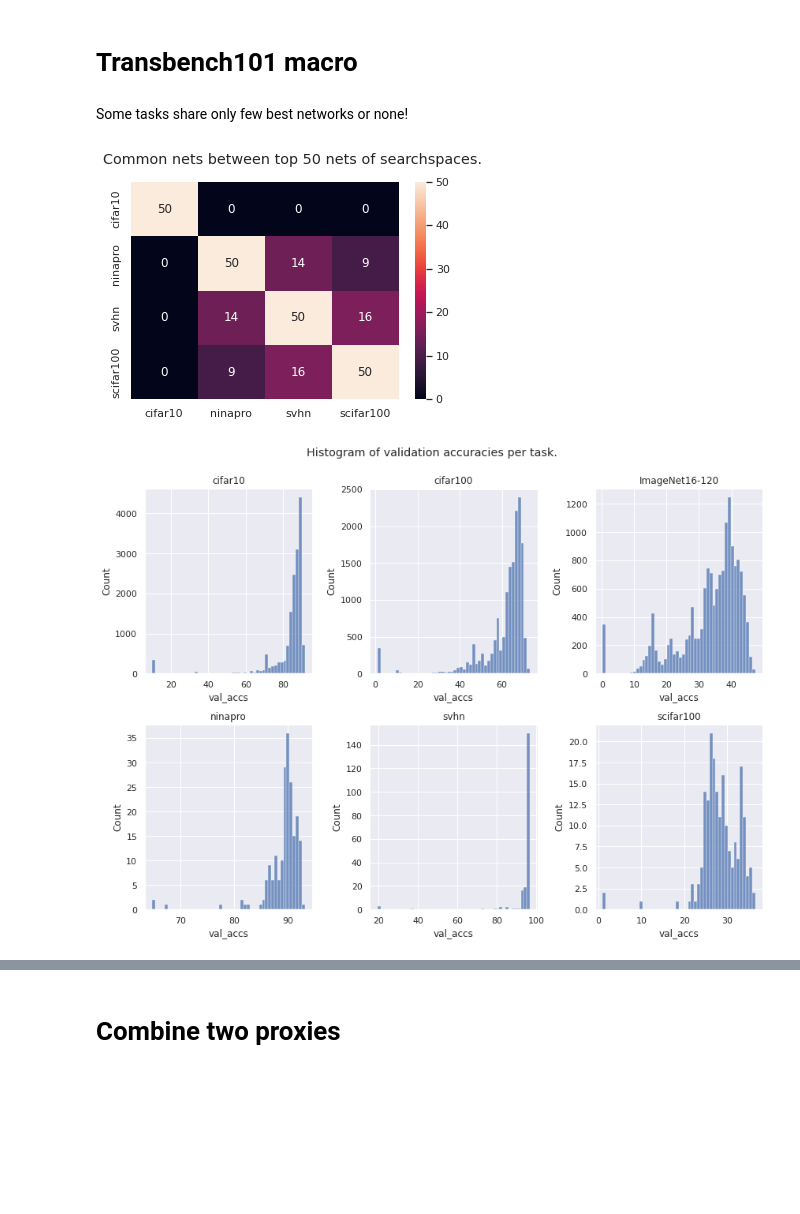
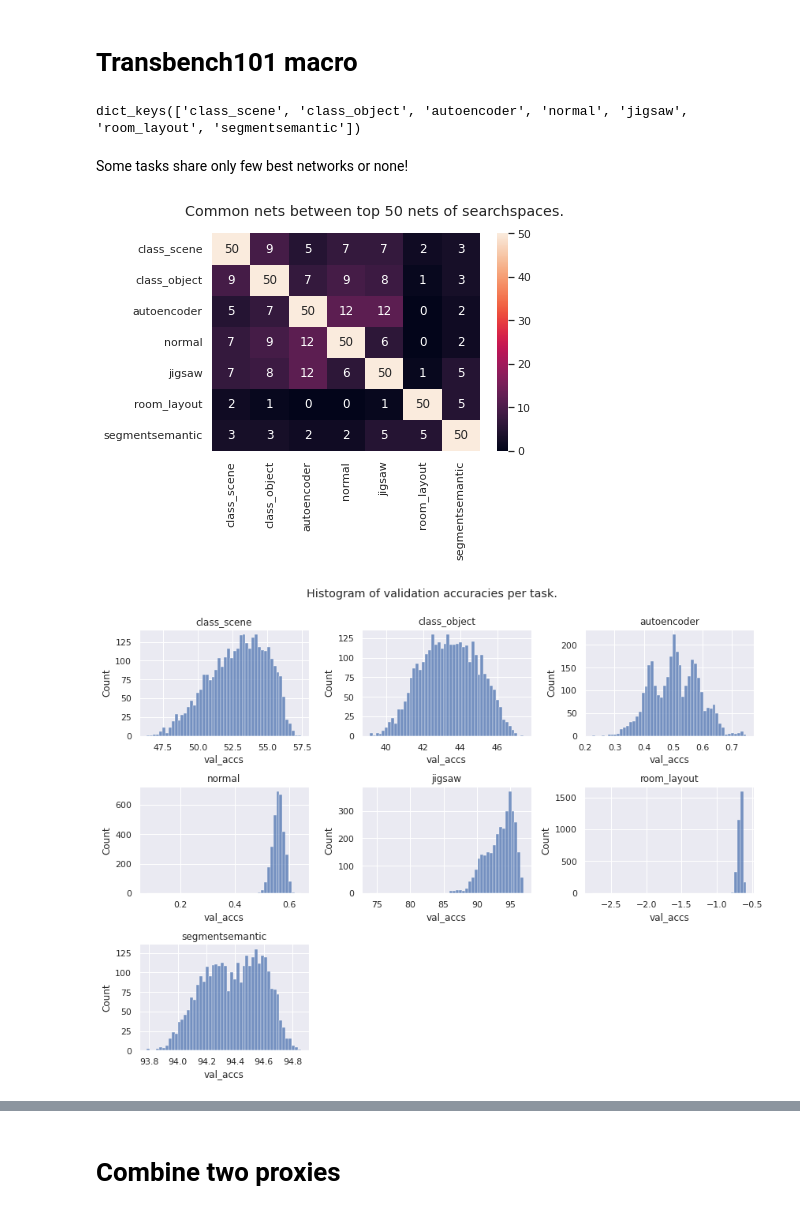
Before and after one commit to gabikadlecova/zc_combine, a Jupyter notebook: analyze_zc_results.ipynb, the cells around one changed output, grey strips where cells are left out. Cells and saved outputs as stored; diff of their text form; code cells hidden in the pictures; blank space fills up the shorter version.

```diff
--- a/analyze_zc_results.ipynb
+++ b/analyze_zc_results.ipynb
@@ -55,6 +47,7 @@ naslib_path = '../zero_cost/NASLib'
 # Transbench101 macro
 # %%
 #what = 'zc_transbench101_micro'
-what = 'zc_nasbench301'
+what = 'zc_transbench101_macro'
 
 zc_transbench101_macro = load_search_space(naslib_path, what)
+dfs = parse_scores(zc_transbench101_macro)
@@ -63,3 +57,7 @@ dfs = parse_scores(zc_transbench101_macro)
+# %%
+dfs.keys()
+# %% [output]
+dict_keys(['class_scene', 'class_object', 'autoencoder', 'normal', 'jigsaw', 'room_layout', 'segmentsemantic'])
 # %% [markdown]
 Some tasks share only few best networks or none!
 # %%
@@ -69,9 +67,9 @@ inds, common_nets = common_n_largest(dfs, n_largest=n_largest)
 plot_common_networks(common_nets, inds, n_largest=n_largest)
 plt.show()
 # %% [output]
-[figure, old version]
+[figure, new version]
 # %%
-plot_accuracy_histogram(dfs)
+plot_accuracy_histogram({k: v for k, v in dfs.items()})
 plt.show()
 # %% [output]
-[figure, old version]
+[figure, new version]
```
Also changed, not shown: parts of 41 cells of this notebook, 1 other file.
